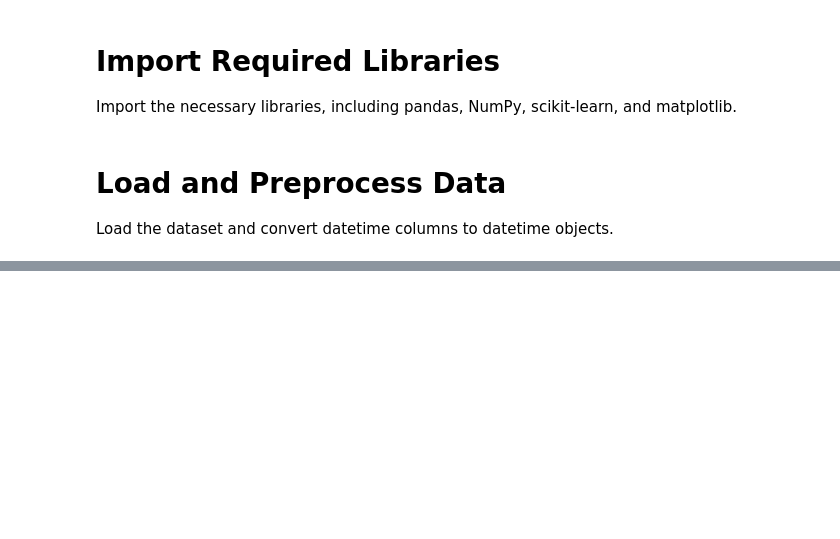
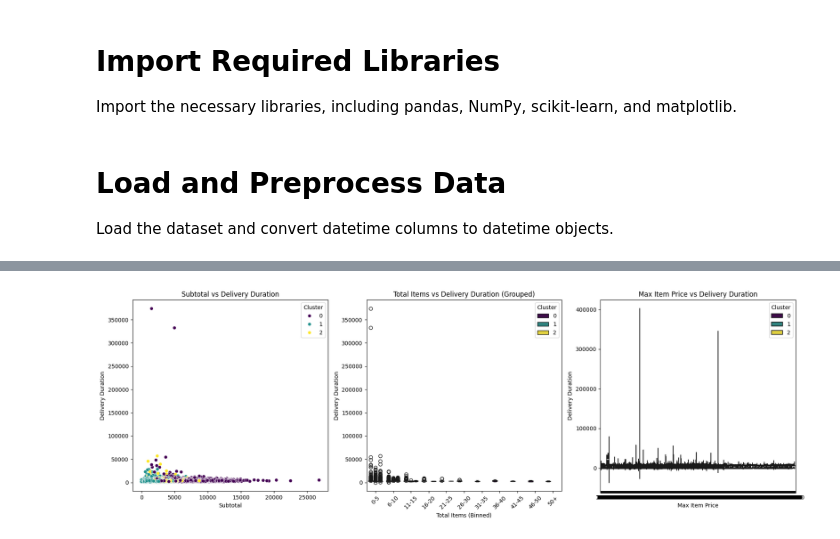
Before and after one commit to marcanthonny/projectDSML, a Jupyter notebook: kelompok5.ipynb, the cells around one changed output, grey strips where cells are left out. Saved outputs shown, nothing was run; the diff lists cells and outputs as text; code cells hidden in the pictures; blank space fills up the shorter version.

```diff
--- a/kelompok5.ipynb
+++ b/kelompok5.ipynb
@@ -127,15 +13,0 @@ Apply K-Means clustering algorithm to the normalized data and assign cluster lab
-# %%
-# Apply K-Means clustering algorithm to the normalized data
-kmeans = KMeans(n_clusters=3, random_state=42)  # You can change the number of clusters (n_clusters) as needed
-
-# Fit the K-Means algorithm to the scaled data
-kmeans.fit(df_clustering_scaled)
-
-# Assign cluster labels to the dataset
-df_clustering_scaled['Cluster'] = kmeans.labels_
-
-# Display the first few rows of the dataframe with cluster labels to verify the changes
-df_clustering_scaled.head()
-
-# Visualize clusters
-plt.figure(figsize=(15, 5))
@@ -176,0 +120,67 @@ plt.show()
+# %%
+class Clustering:
+    def __init__(self, df, features):
+        self.df = df
+        self.features = features
+        self.features_scaled = None
+
+    def normalize_data(self):
+        # Normalize data
+        scaler = StandardScaler()
+        self.features_scaled = scaler.fit_transform(self.features)
+        self.features_scaled = pd.DataFrame(self.features_scaled, columns=self.features.columns)
+
+        # Print the first few rows of the normalized data
+        print("\nNormalized Data:")
+        display(self.features_scaled.head())
+
+    def apply_kmeans(self, n_clusters=3):
+        # Apply K-Means clustering algorithm to the normalized data
+        kmeans = KMeans(n_clusters=n_clusters, random_state=42)
+        kmeans.fit(self.features_scaled)
+
+        # Assign cluster labels to the dataset
+        self.df = self.df.loc[self.features.index]
+        self.df['Cluster'] = kmeans.labels_
+
+        # Print the first few rows of the dataframe with cluster labels to verify the changes
+        print("\nDataset with Cluster Labels:")
+        display(self.df.head())
+
+    def visualize_clusters(self):
+        # Group total_items into bins
+        self.df['total_items_binned'] = pd.cut(self.df['total_items'], bins=[0, 5, 10, 15, 20, 25, 30, 35, 40, 45, 50, float('inf')], labels=['0-5', '6-10', '11-15', '16-20', '21-25', '26-30', '31-35', '36-40', '41-45', '46-50', '50+'])
+
+        # Visualize clusters
+        plt.figure(figsize=(18, 6))
+
+        # Scatter Plot: Subtotal vs Delivery Duration
+        plt.subplot(1, 3, 1)
+        sns.scatterplot(x=self.df['subtotal'], y=self.df['Delivery Duration'], hue=self.df['Cluster'], palette='viridis')
+        plt.xlabel('Subtotal')
+        plt.ylabel('Delivery Duration')
+        plt.title('Subtotal vs Delivery Duration')
+
+        # Box Plot: Total Items vs Delivery Duration (Grouped)
+        plt.subplot(1, 3, 2)
+        sns.boxplot(x=self.df['total_items_binned'], y=self.df['Delivery Duration'], hue=self.df['Cluster'], palette='viridis')
+        plt.xlabel('Total Items (Binned)')
+        plt.ylabel('Delivery Duration')
+        plt.title('Total Items vs Delivery Duration (Grouped)')
+        plt.xticks(rotation=45)
+
+        # Violin Plot: Max Item Price vs Delivery Duration
+        plt.subplot(1, 3, 3)
+        sns.violinplot(x=self.df['max_item_price'], y=self.df['Delivery Duration'], hue=self.df['Cluster'], palette='viridis', split=True)
+        plt.xlabel('Max Item Price')
+        plt.ylabel('Delivery Duration')
+        plt.title('Max Item Price vs Delivery Duration')
+
+        plt.tight_layout()
+        plt.show()
+
+clustering = Clustering(data_wrangler.df, features)
+clustering.normalize_data()
+clustering.apply_kmeans(n_clusters=3)
+clustering.visualize_clusters()
+# %% [output]
@@ -176,0 +201 @@ plt.show()
+[figure, added]
```
Also changed, not shown: parts of 18 cells of this notebook, 5 other files.
